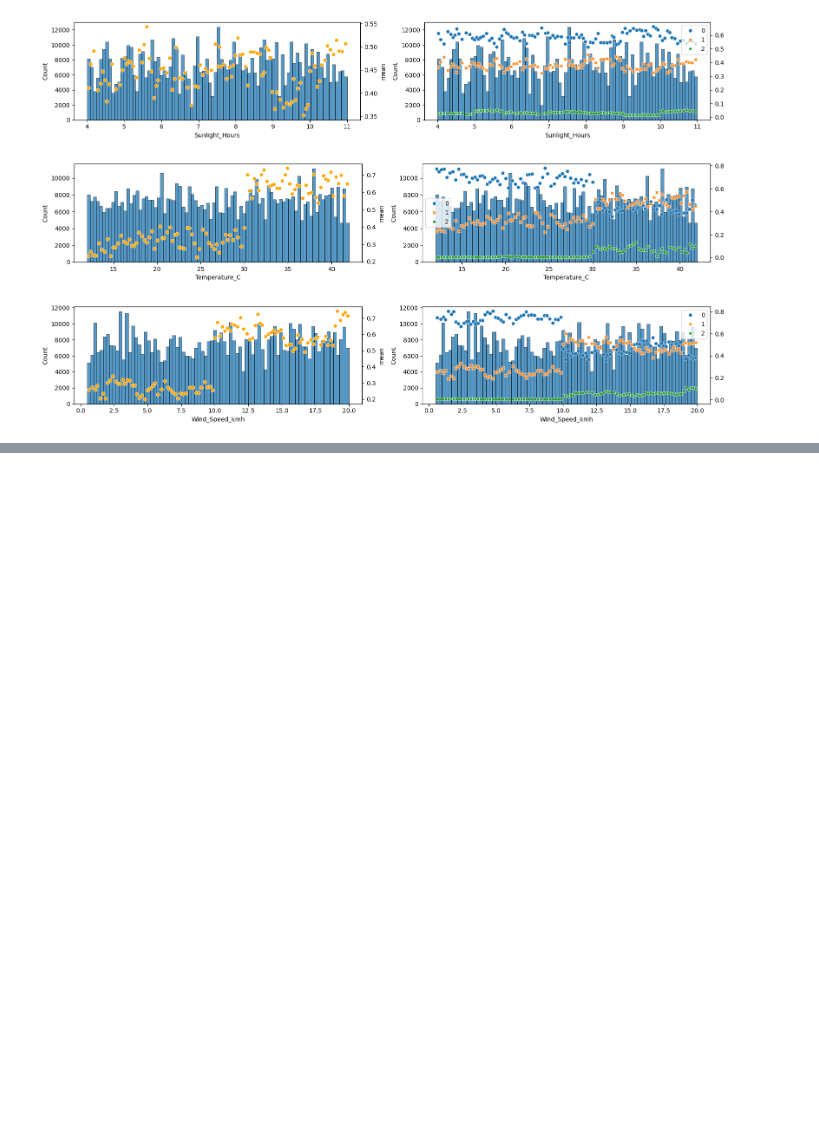
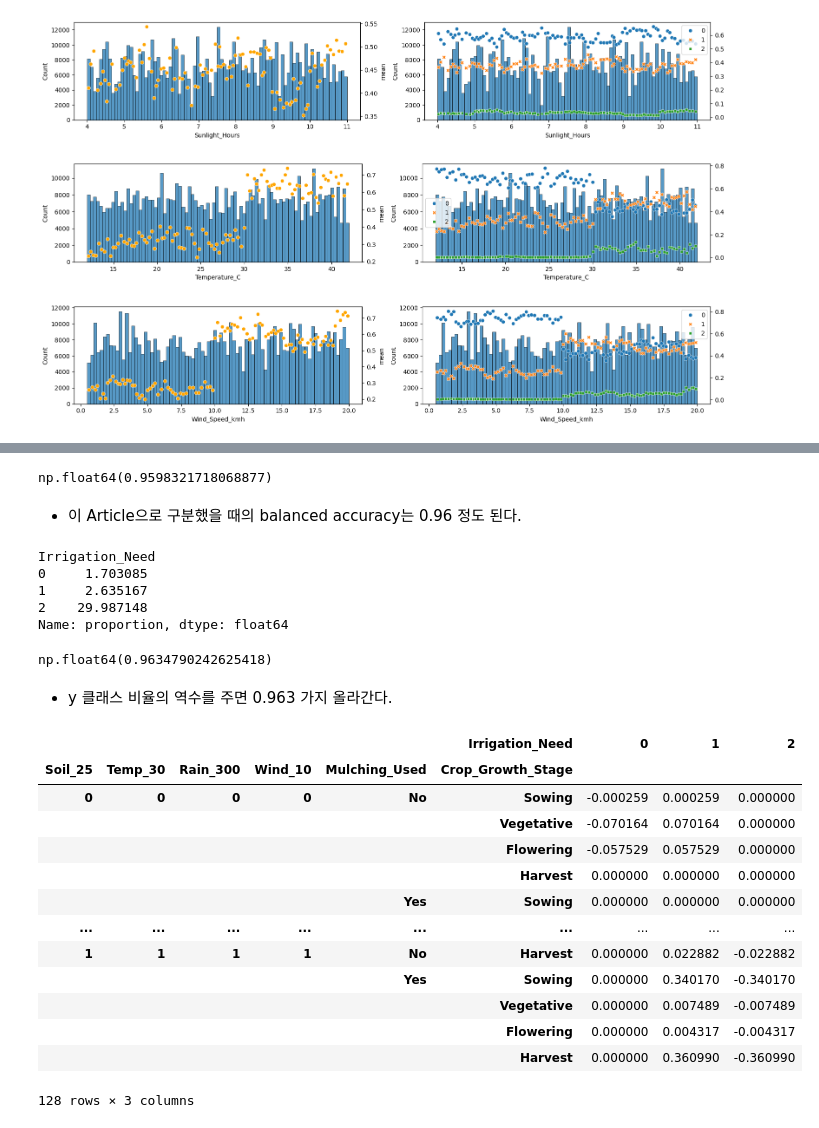
Before and after one commit to sunkusun9/ml-labs, a Jupyter notebook: examples/kaggle_s6e4/2.exploration.ipynb, the cells around one changed output, grey strips where cells are left out. Cells and saved outputs as stored; diff of their text form; code cells hidden in the pictures; blank space fills up the shorter version.

```diff
--- a/examples/kaggle_s6e4/2.exploration.ipynb
+++ b/examples/kaggle_s6e4/2.exploration.ipynb
@@ -204,0 +369,16 @@ for i in X_num:
+# %%
+from sklearn.metrics import recall_score
+recall_score(df_train[y], y_prd_mode, average = 'macro')
+# %% [output]
+np.float64(0.9598321718068877)
+# %% [markdown]
+- 이 Article으로 구분했을 때의 balanced accuracy는 0.96 정도 된다.
+# %%
+s_rep_target = 1 / df_train[y].value_counts(normalize = True)
+s_rep_target
+# %% [output]
+Irrigation_Need
+0     1.703085
+1     2.635167
+2    29.987148
+Name: proportion, dtype: float64
@@ -204,0 +389,26 @@ for i in X_num:
+# %%
+recall_score(df_train[y], y_prd_weight, average = 'macro')
+# %% [output]
+np.float64(0.9634790242625418)
+# %% [markdown]
+- y 클래스 비율의 역수를 주면 0.963 가지 올라간다.
+# %%
+df_ce_grad = (df_train.groupby(X_bin + ['Mulching_Used', 'Crop_Growth_Stage', y], observed = True).size().unstack().fillna(0) * s_rep_target).apply(
+    lambda x: x / x.sum() - (x.index == x.idxmax()), axis = 1
+).fillna(0)
+df_ce_grad
+# %% [output]
+|  |  |  |  |  | Irrigation_Need | 0 | 1 | 2 |
+| Soil_25 | Temp_30 | Rain_300 | Wind_10 | Mulching_Used | Crop_Growth_Stage |  |  |  |
+| 0 | 0 | 0 | 0 | No | Sowing | -0.000259 | 0.000259 | 0.000000 |
+|  |  |  |  |  | Vegetative | -0.070164 | 0.070164 | 0.000000 |
+|  |  |  |  |  | Flowering | -0.057529 | 0.057529 | 0.000000 |
+|  |  |  |  |  | Harvest | 0.000000 | 0.000000 | 0.000000 |
+|  |  |  |  | Yes | Sowing | 0.000000 | 0.000000 | 0.000000 |
+| ... | ... | ... | ... | ... | ... | ... | ... | ... |
+| 1 | 1 | 1 | 1 | No | Harvest | 0.000000 | 0.022882 | -0.022882 |
+|  |  |  |  | Yes | Sowing | 0.000000 | 0.340170 | -0.340170 |
+|  |  |  |  |  | Vegetative | 0.000000 | 0.007489 | -0.007489 |
+|  |  |  |  |  | Flowering | 0.000000 | 0.004317 | -0.004317 |
+|  |  |  |  |  | Harvest | 0.000000 | 0.360990 | -0.360990 |
+128 rows × 3 columns
```
Also changed, not shown: parts of 31 cells of this notebook.
